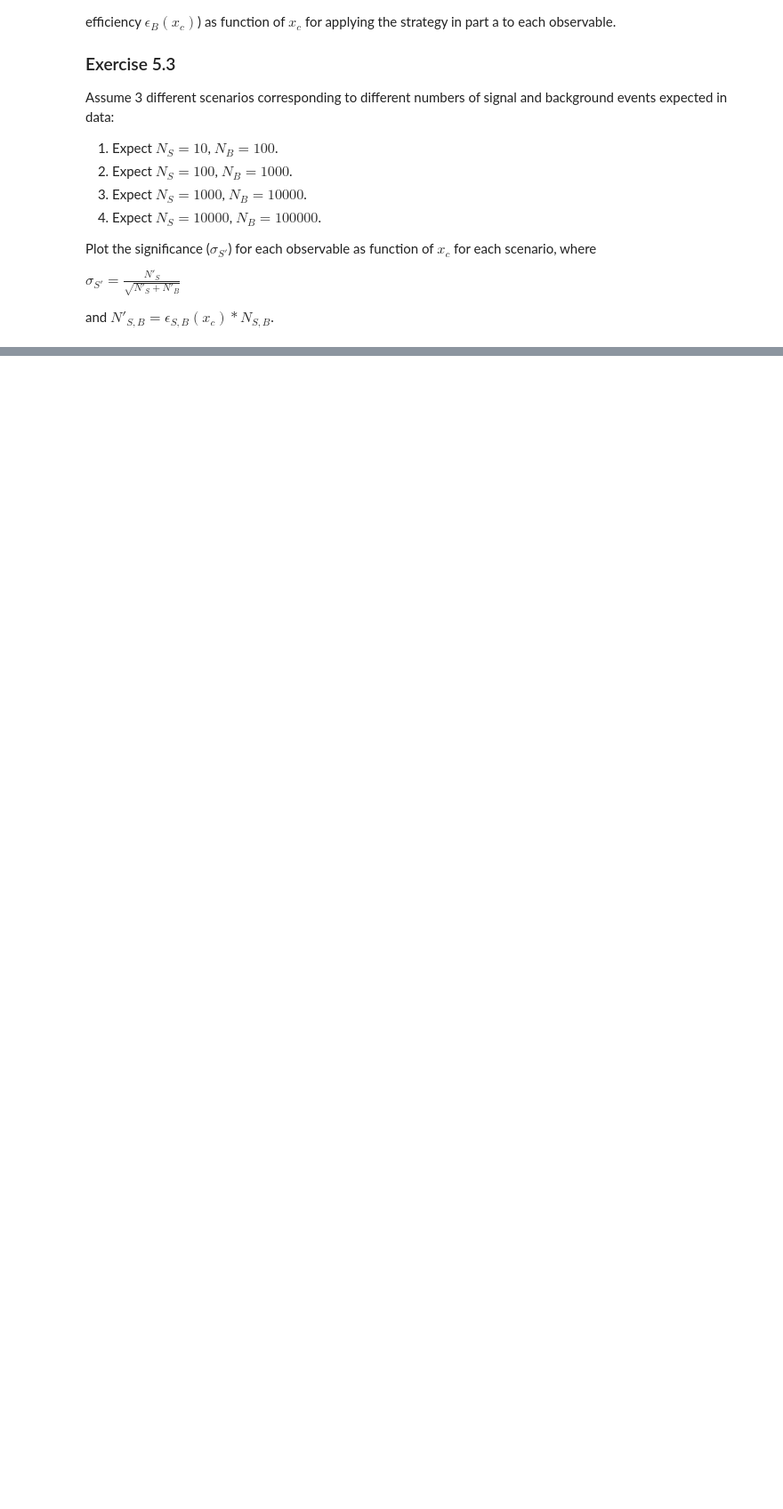
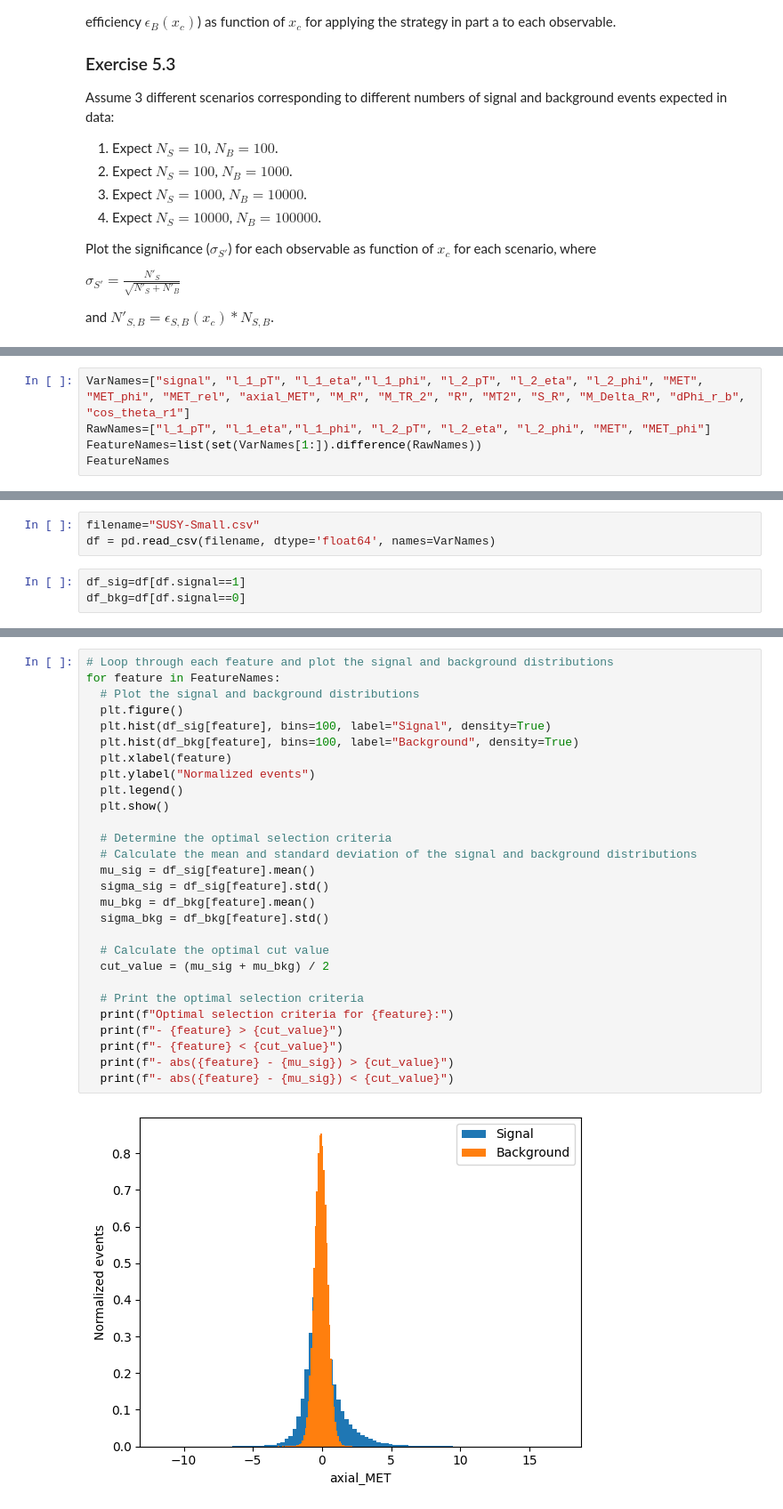
Before and after one commit to Pelezo/DATA3402.Spring.2024, a Jupyter notebook: Labs/Lab.7/lab.7.solutions.ipynb, the cells around one changed output, grey strips where cells are left out. Shown at 89% size. Drawn from its saved outputs; the diff is of its cells as text; blank space fills up the shorter version.

```diff
--- a/Labs/Lab.7/lab.7.solutions.ipynb
+++ b/Labs/Lab.7/lab.7.solutions.ipynb
@@ -558,0 +564,5 @@ and $N'_{S,B} = \epsilon_{S,B}(x_c) * N_{S,B}$.
+# %%
+VarNames=["signal", "l_1_pT", "l_1_eta","l_1_phi", "l_2_pT", "l_2_eta", "l_2_phi", "MET", "MET_phi", "MET_rel", "axial_MET", "M_R", "M_TR_2", "R", "MT2", "S_R", "M_Delta_R", "dPhi_r_b", "cos_theta_r1"]
+RawNames=["l_1_pT", "l_1_eta","l_1_phi", "l_2_pT", "l_2_eta", "l_2_phi", "MET", "MET_phi"]
+FeatureNames=list(set(VarNames[1:]).difference(RawNames))
+FeatureNames
@@ -558,0 +586,6 @@ and $N'_{S,B} = \epsilon_{S,B}(x_c) * N_{S,B}$.
+# %%
+filename="SUSY-Small.csv"
+df = pd.read_csv(filename, dtype='float64', names=VarNames)
+# %%
+df_sig=df[df.signal==1]
+df_bkg=df[df.signal==0]
@@ -558,0 +600,30 @@ and $N'_{S,B} = \epsilon_{S,B}(x_c) * N_{S,B}$.
+# %%
+# Loop through each feature and plot the signal and background distributions
+for feature in FeatureNames:
+  # Plot the signal and background distributions
+  plt.figure()
+  plt.hist(df_sig[feature], bins=100, label="Signal", density=True)
+  plt.hist(df_bkg[feature], bins=100, label="Background", density=True)
+  plt.xlabel(feature)
+  plt.ylabel("Normalized events")
+  plt.legend()
+  plt.show()
+
+  # Determine the optimal selection criteria
+  # Calculate the mean and standard deviation of the signal and background distributions
+  mu_sig = df_sig[feature].mean()
+  sigma_sig = df_sig[feature].std()
+  mu_bkg = df_bkg[feature].mean()
+  sigma_bkg = df_bkg[feature].std()
+
+  # Calculate the optimal cut value
+  cut_value = (mu_sig + mu_bkg) / 2
+
+  # Print the optimal selection criteria
+  print(f"Optimal selection criteria for {feature}:")
+  print(f"- {feature} > {cut_value}")
+  print(f"- {feature} < {cut_value}")
+  print(f"- abs({feature} - {mu_sig}) > {cut_value}")
+  print(f"- abs({feature} - {mu_sig}) < {cut_value}")
+# %% [output]
+[figure, added]
```
Also changed, not shown: parts of 29 cells of this notebook.
